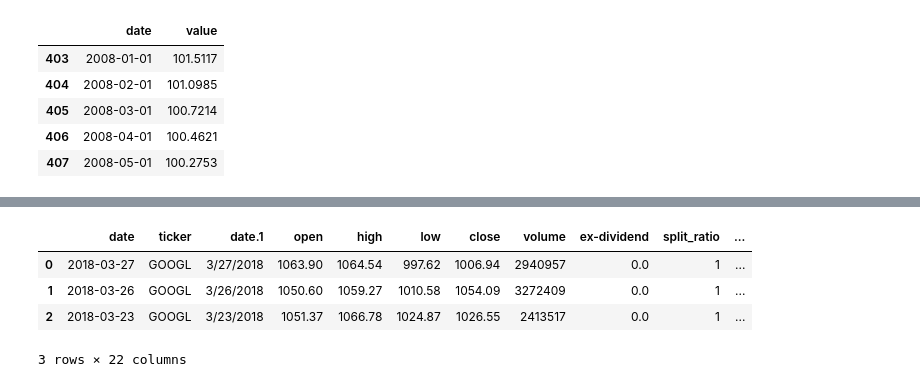
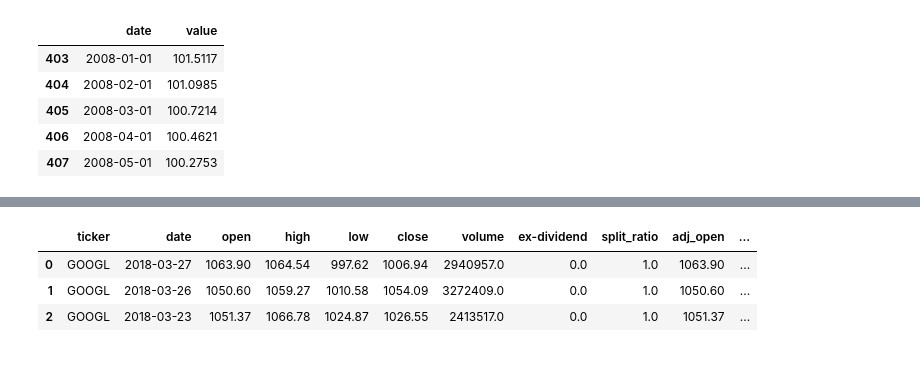
Before and after one commit to allychau/stockmarket, a Jupyter notebook: justin_data_cleaning.ipynb, the cells around one changed output, grey strips where cells are left out. Cells and saved outputs as stored; diff of their text form; code cells hidden in the pictures.

```diff
--- a/justin_data_cleaning.ipynb
+++ b/justin_data_cleaning.ipynb
@@ -203,5 +210,6 @@ stock_data.head(10)
 # %%
 #Code below to combine OECD data with stock data
-OECD_data_to_load = 'startdata/OCED_data_2008_to_2020.csv'
+OECD_data_to_load = 'startdata/OECD_data_2008_to_2020.csv'
 # Read School and Student Data File and store into Pandas DataFrames
 OECD_data = pd.read_csv(OECD_data_to_load)
+OECD_data
@@ -208,20 +230,18 @@ OECD_data = pd.read_csv(OECD_data_to_load)
 # %%
 #import API key
 from config import api
 quandl.ApiConfig.api_key = api
 #data = quandl.get_table('WIKI/PRICES', qopts = { 'columns': ['date','ticker','open','high','low','close','volume'] }, ticker = ['AAPL', 'GOOGL','AMZN'], date = { 'gte': '2010-01-01', 'lte': '2020-11-12' })
 #df = quandl.get_table('WIKI/PRICES', ticker = ['AAPL', 'GOOGL','AMZN'], date = { 'gte': '2010-01-01', 'lte': '2020-11-12' })
 stock_data = quandl.get_table('WIKI/PRICES', ticker = ['GOOGL'], date = { 'gte': '2008-01-01', 'lte': '2018-12-30' })
-
 #convert stock data to datetime
 stock_data['date']= pd.to_datetime(stock_data['date'])
-
+OECD_data['date']= pd.to_datetime(stock_data['date'])
 #combine stock dataset with OECD information
 combine = stock_data.merge(OECD_data,how='inner',on='date')
 combine.head(3)
 # %% [output]
-|  | date | ticker | date.1 | open | high | low | close | volume | ex-dividend | split_ratio | ... |
-| 0 | 2018-03-27 | GOOGL | 3/27/2018 | 1063.90 | 1064.54 | 997.62 | 1006.94 | 2940957 | 0.0 | 1 | ... |
-| 1 | 2018-03-26 | GOOGL | 3/26/2018 | 1050.60 | 1059.27 | 1010.58 | 1054.09 | 3272409 | 0.0 | 1 | ... |
-| 2 | 2018-03-23 | GOOGL | 3/23/2018 | 1051.37 | 1066.78 | 1024.87 | 1026.55 | 2413517 | 0.0 | 1 | ... |
+|  | ticker | date | open | high | low | close | volume | ex-dividend | split_ratio | adj_open | ... |
+| 0 | GOOGL | 2018-03-27 | 1063.90 | 1064.54 | 997.62 | 1006.94 | 2940957.0 | 0.0 | 1.0 | 1063.90 | ... |
+| 1 | GOOGL | 2018-03-26 | 1050.60 | 1059.27 | 1010.58 | 1054.09 | 3272409.0 | 0.0 | 1.0 | 1050.60 | ... |
+| 2 | GOOGL | 2018-03-23 | 1051.37 | 1066.78 | 1024.87 | 1026.55 | 2413517.0 | 0.0 | 1.0 | 1051.37 | ... |
-3 rows × 22 columns
```
Also changed, not shown: parts of 26 cells of this notebook.
